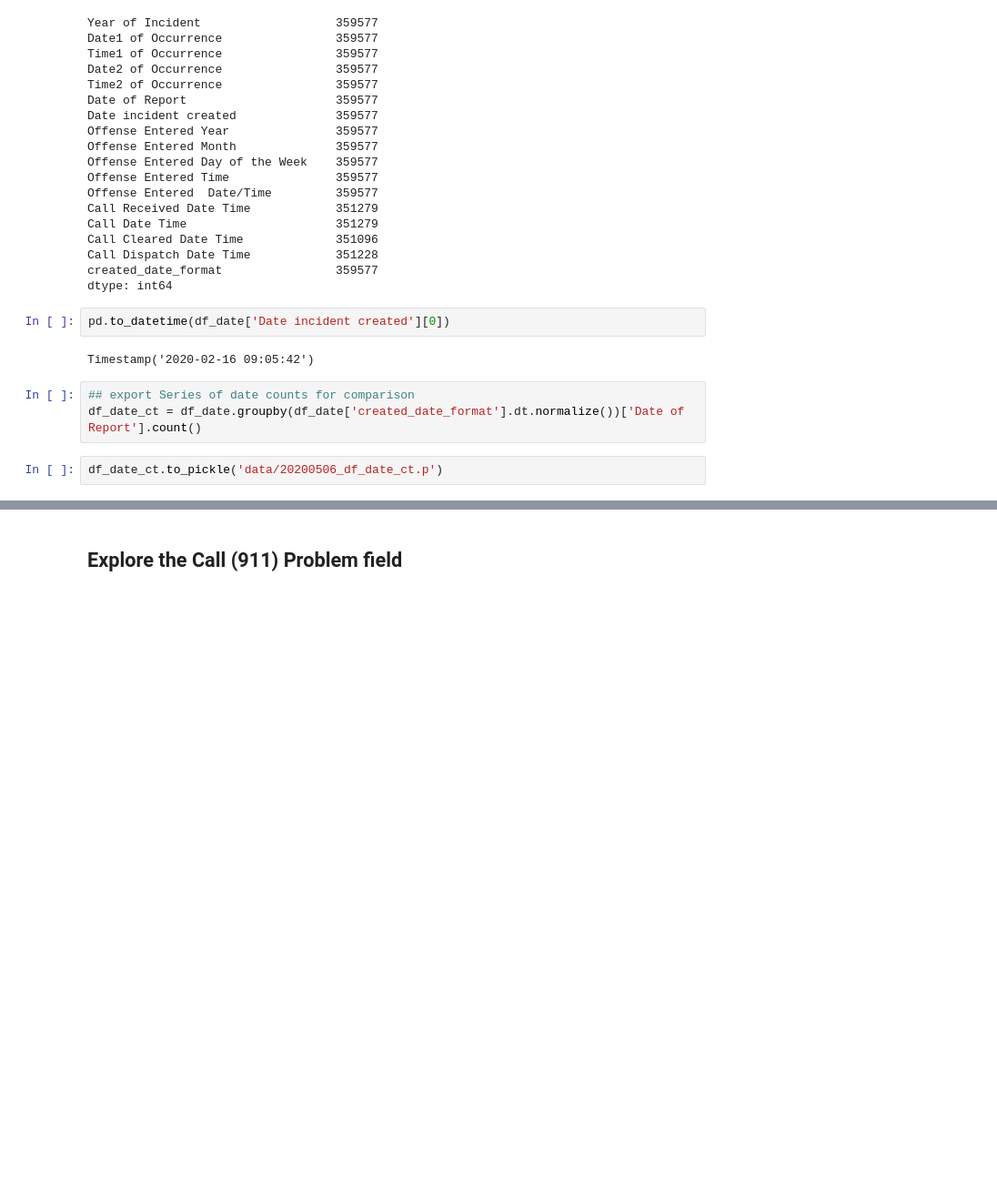
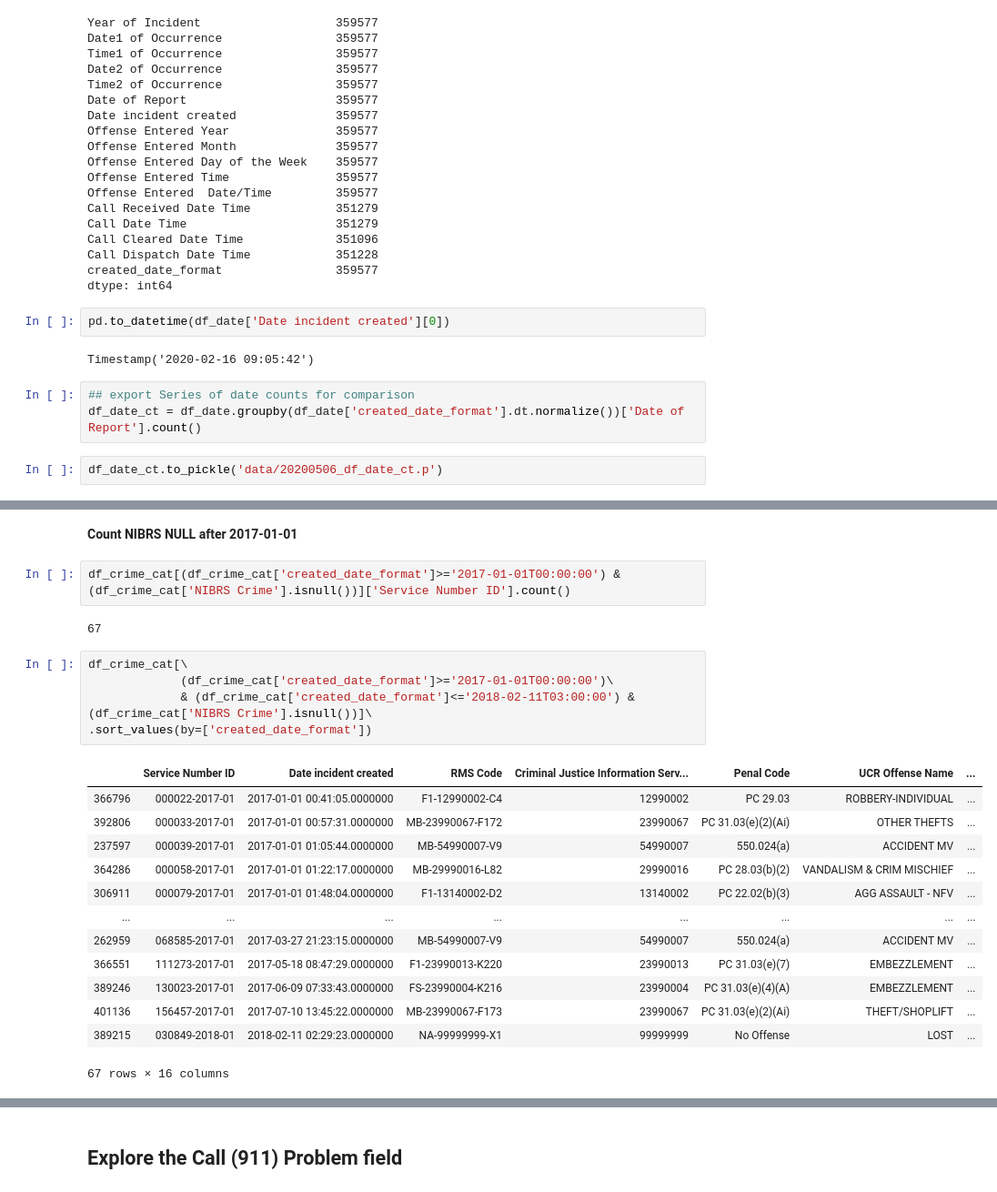
Before and after one commit to CommunityDataEmpowerment/data_exploration, a Jupyter notebook: 20200506_Incidents_Explore.ipynb, the cells around one changed output, grey strips where cells are left out. Shown at 91% size. Saved outputs shown, nothing was run; the diff lists cells and outputs as text; blank space fills up the shorter version.

```diff
--- a/20200506_Incidents_Explore.ipynb
+++ b/20200506_Incidents_Explore.ipynb
@@ -151,0 +256,25 @@ df_date_ct.to_pickle('data/20200506_df_date_ct.p')
+# %% [markdown]
+**Count NIBRS NULL after 2017-01-01**
+# %%
+df_crime_cat[(df_crime_cat['created_date_format']>='2017-01-01T00:00:00') & (df_crime_cat['NIBRS Crime'].isnull())]['Service Number ID'].count()
+# %% [output]
+67
+# %%
+df_crime_cat[\
+             (df_crime_cat['created_date_format']>='2017-01-01T00:00:00')\
+             & (df_crime_cat['created_date_format']<='2018-02-11T03:00:00') &(df_crime_cat['NIBRS Crime'].isnull())]\
+.sort_values(by=['created_date_format'])
+# %% [output]
+|  | Service Number ID | Date incident created | RMS Code | Criminal Justice Information Serv... | Penal Code | UCR Offense Name | ... |
+| 366796 | 000022-2017-01 | 2017-01-01 00:41:05.0000000 | F1-12990002-C4 | 12990002 | PC 29.03 | ROBBERY-INDIVIDUAL | ... |
+| 392806 | 000033-2017-01 | 2017-01-01 00:57:31.0000000 | MB-23990067-F172 | 23990067 | PC 31.03(e)(2)(Ai) | OTHER THEFTS | ... |
+| 237597 | 000039-2017-01 | 2017-01-01 01:05:44.0000000 | MB-54990007-V9 | 54990007 | 550.024(a) | ACCIDENT MV | ... |
+| 364286 | 000058-2017-01 | 2017-01-01 01:22:17.0000000 | MB-29990016-L82 | 29990016 | PC 28.03(b)(2) | VANDALISM & CRIM MISCHIEF | ... |
+| 306911 | 000079-2017-01 | 2017-01-01 01:48:04.0000000 | F1-13140002-D2 | 13140002 | PC 22.02(b)(3) | AGG ASSAULT - NFV | ... |
+| ... | ... | ... | ... | ... | ... | ... | ... |
+| 262959 | 068585-2017-01 | 2017-03-27 21:23:15.0000000 | MB-54990007-V9 | 54990007 | 550.024(a) | ACCIDENT MV | ... |
+| 366551 | 111273-2017-01 | 2017-05-18 08:47:29.0000000 | F1-23990013-K220 | 23990013 | PC 31.03(e)(7) | EMBEZZLEMENT | ... |
+| 389246 | 130023-2017-01 | 2017-06-09 07:33:43.0000000 | FS-23990004-K216 | 23990004 | PC 31.03(e)(4)(A) | EMBEZZLEMENT | ... |
+| 401136 | 156457-2017-01 | 2017-07-10 13:45:22.0000000 | MB-23990067-F173 | 23990067 | PC 31.03(e)(2)(Ai) | THEFT/SHOPLIFT | ... |
+| 389215 | 030849-2018-01 | 2018-02-11 02:29:23.0000000 | NA-99999999-X1 | 99999999 | No Offense | LOST | ... |
+67 rows × 16 columns
```
Also changed, not shown: parts of 26 cells of this notebook.
